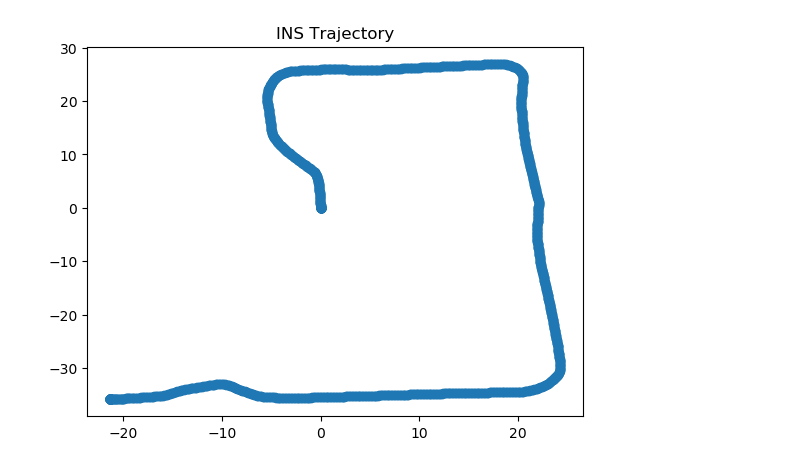
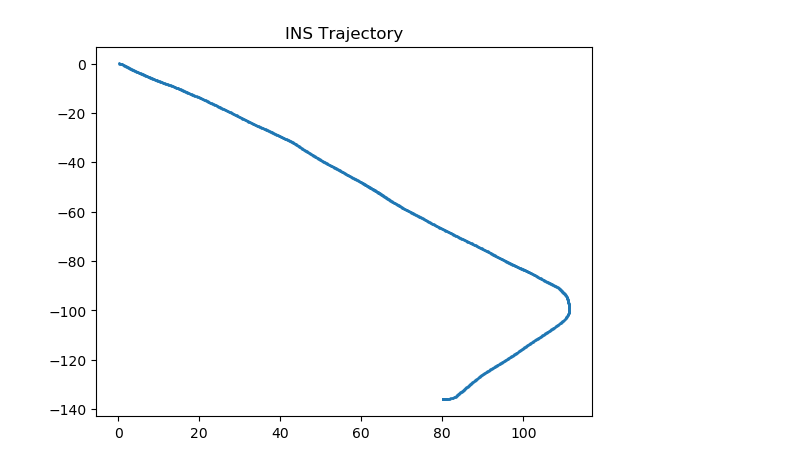
Before and after one commit to cjz37/data_process, a Jupyter notebook: modify/show_ea.ipynb, the cells around one changed output. Saved outputs shown, nothing was run; the diff lists cells and outputs as text; code cells hidden in the pictures.

```diff
--- a/modify/show_ea.ipynb
+++ b/modify/show_ea.ipynb
@@ -10,9 +10,9 @@ import scipy.io as sio
 import numpy as np
 from collections import OrderedDict
 # %%
-data_path = '/home/crange/dev/calib_ws/datas/calib_data_bj2'
+data_path = '/home/crange/dev/calib_ws/datas/calib_data_52/degree2radian/XYZ'
 
-f = open(data_path + '/odometry.txt', encoding="utf-8")
+f = open(data_path + '/odometry_ori.txt', encoding="utf-8")
 
 data_line = f.readline()
 datas1 = []
@@ -28,10 +28,10 @@ for i in range(len(datas1)):
     y.append(float(datas1[i][2]))
 # %%
 plt.title('INS Trajectory')
-plt.scatter(x, y)
+plt.scatter(x, y, 0.5)
 plt.show()
 # %% [output]
-[figure, old version]
+[figure, new version]
 # %%
 # save_file = data_path + '/odom.txt'
 # fout = open(save_file, 'w', encoding='utf-8')
```
Also changed, not shown: parts of 3 cells of this notebook, 2 other files.
